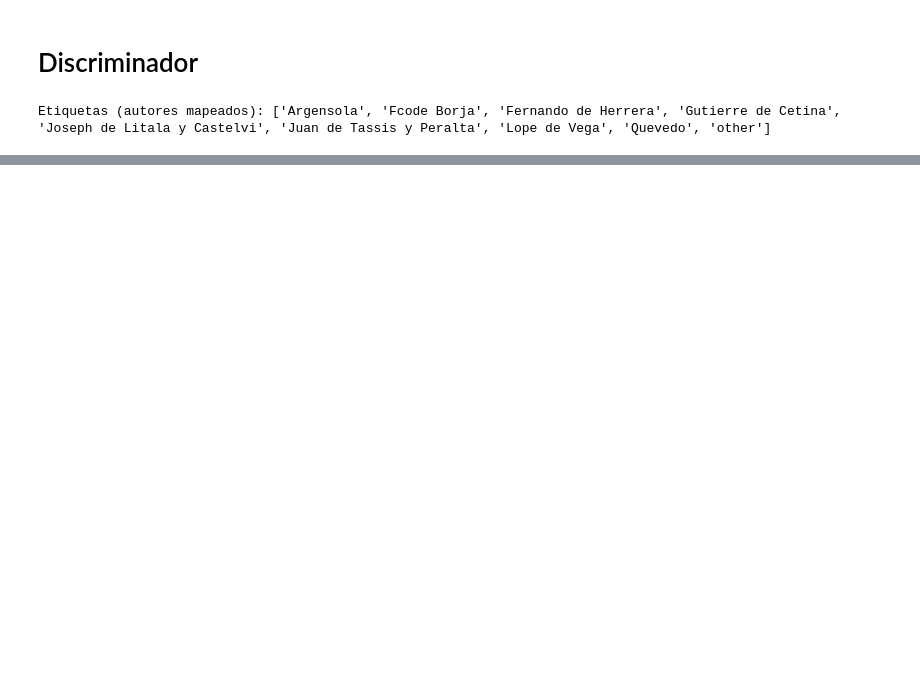
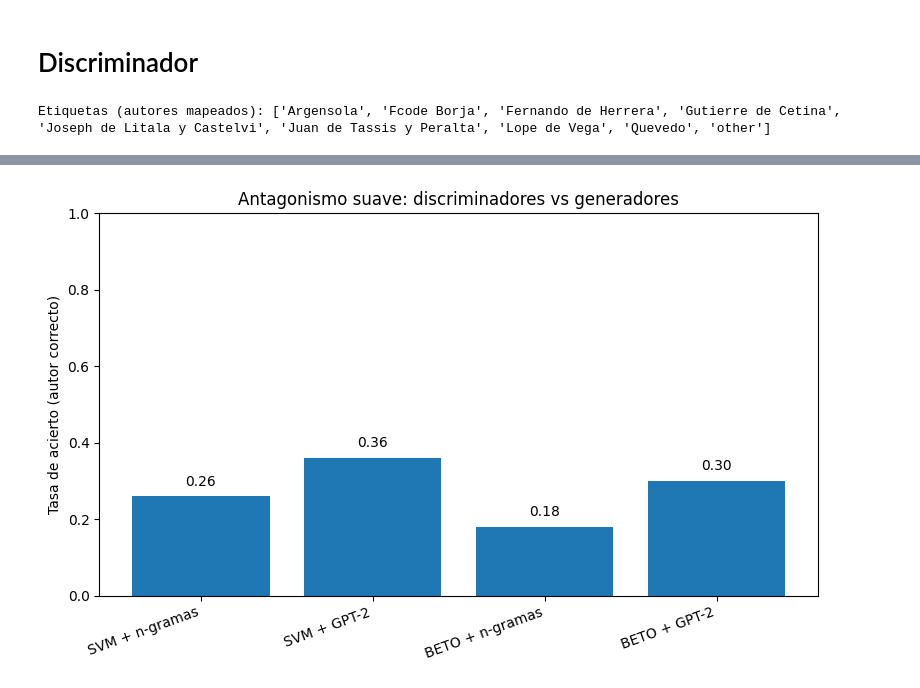
Before and after one commit to Dahernandezsilve/NLP-Practical-Solution, a Jupyter notebook: ProyectoNLP.ipynb, the cells around one changed output, grey strips where cells are left out. Cells and saved outputs as stored; diff of their text form; code cells hidden in the pictures; blank space fills up the shorter version.

```diff
--- a/ProyectoNLP.ipynb
+++ b/ProyectoNLP.ipynb
@@ -516,0 +900,14 @@ Joseph de Litala y Castelvi      0.500     0.600     0.545        15
+# %%
+results = evaluate_generators(
+    X_val=X_val,
+    model_gpt=model_gpt,
+    tokenizer_gpt=tokenizer_gpt,
+    starts=starts,
+    counts=counts,
+    ngram_n=3,
+    num_examples=20,
+    prompt_chars=120,
+)
+
+for k, v in results.items():
+    print(k, ":", v)
@@ -516,0 +1143,47 @@ Joseph de Litala y Castelvi      0.500     0.600     0.545        15
+# %%
+# %% [markdown]
+# ## 📊 Comparación visual: discriminadores vs generadores
+#
+# En este gráfico se resume la tasa de acierto de cada discriminador
+# (SVM vs BETO) al tratar de reconocer el autor verdadero de los textos generados:
+#
+# - por el generador baseline de **n-gramas**
+# - por el generador avanzado **GPT-2** fine-tuneado
+#
+# Valores más altos indican que el discriminador considera que el texto
+# generado preserva mejor el estilo del autor real.
+
+
+# %%
+import matplotlib.pyplot as plt
+
+# Creamos una vista ordenada de las métricas de antagonismo
+labels_bar = ["SVM + n-gramas", "SVM + GPT-2", "BETO + n-gramas", "BETO + GPT-2"]
+values_bar = [
+    metrics_adv["acc_svm_ngram"],
+    metrics_adv["acc_svm_gpt2"],
+    metrics_adv["acc_beto_ngram"],
+    metrics_adv["acc_beto_gpt2"],
+]
+
+plt.figure(figsize=(8, 5))
+bars = plt.bar(labels_bar, values_bar)
+plt.ylim(0, 1.0)
+plt.ylabel("Tasa de acierto (autor correcto)")
+plt.title("Antagonismo suave: discriminadores vs generadores")
+
+# Escribimos el valor encima de cada barra
+for b, v in zip(bars, values_bar):
+    plt.text(
+        b.get_x() + b.get_width() / 2,
+        v + 0.02,
+        f"{v:.2f}",
+        ha="center",
+        va="bottom"
+    )
+
+plt.xticks(rotation=20, ha="right")
+plt.tight_layout()
+plt.show()
+# %% [output]
+[figure, added]
```
Also changed, not shown: parts of 22 cells of this notebook, 1 other file.
